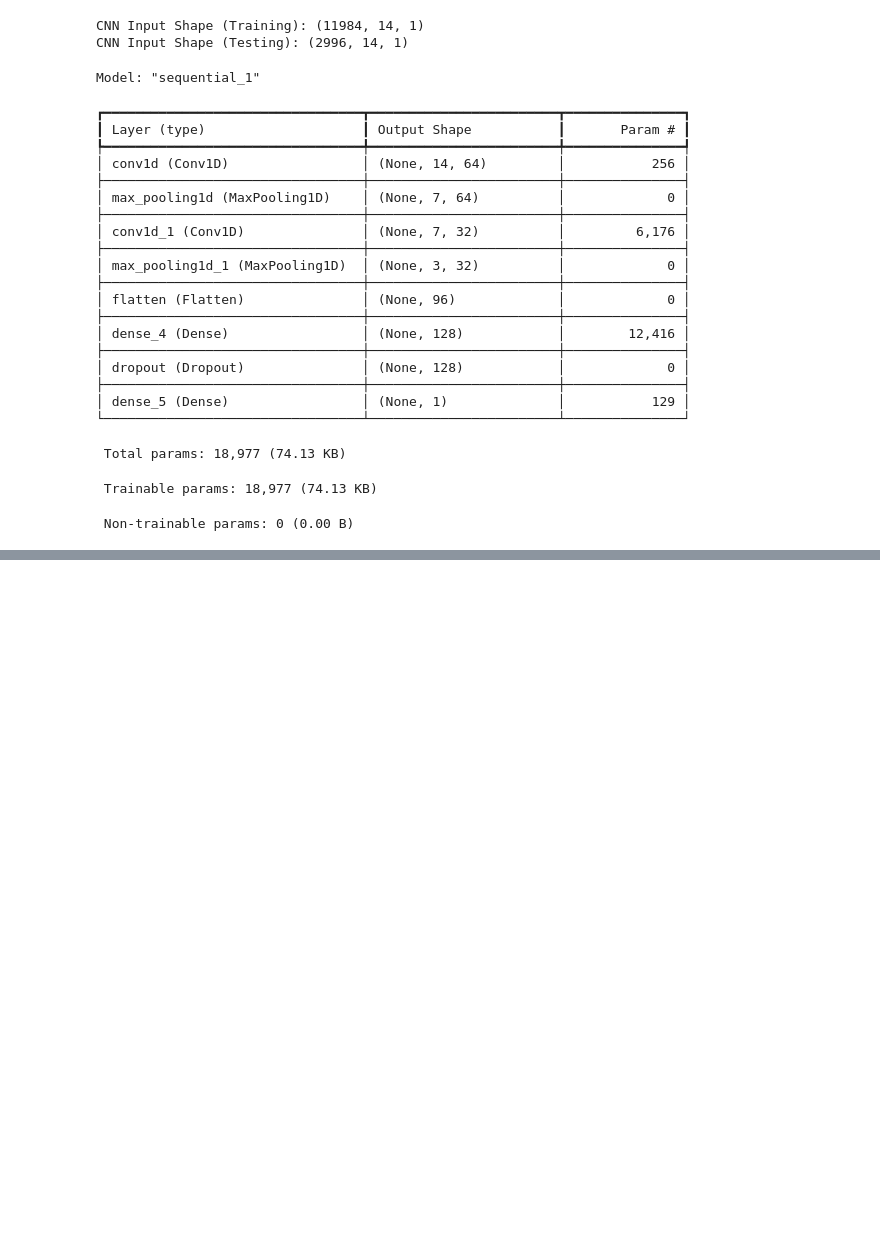
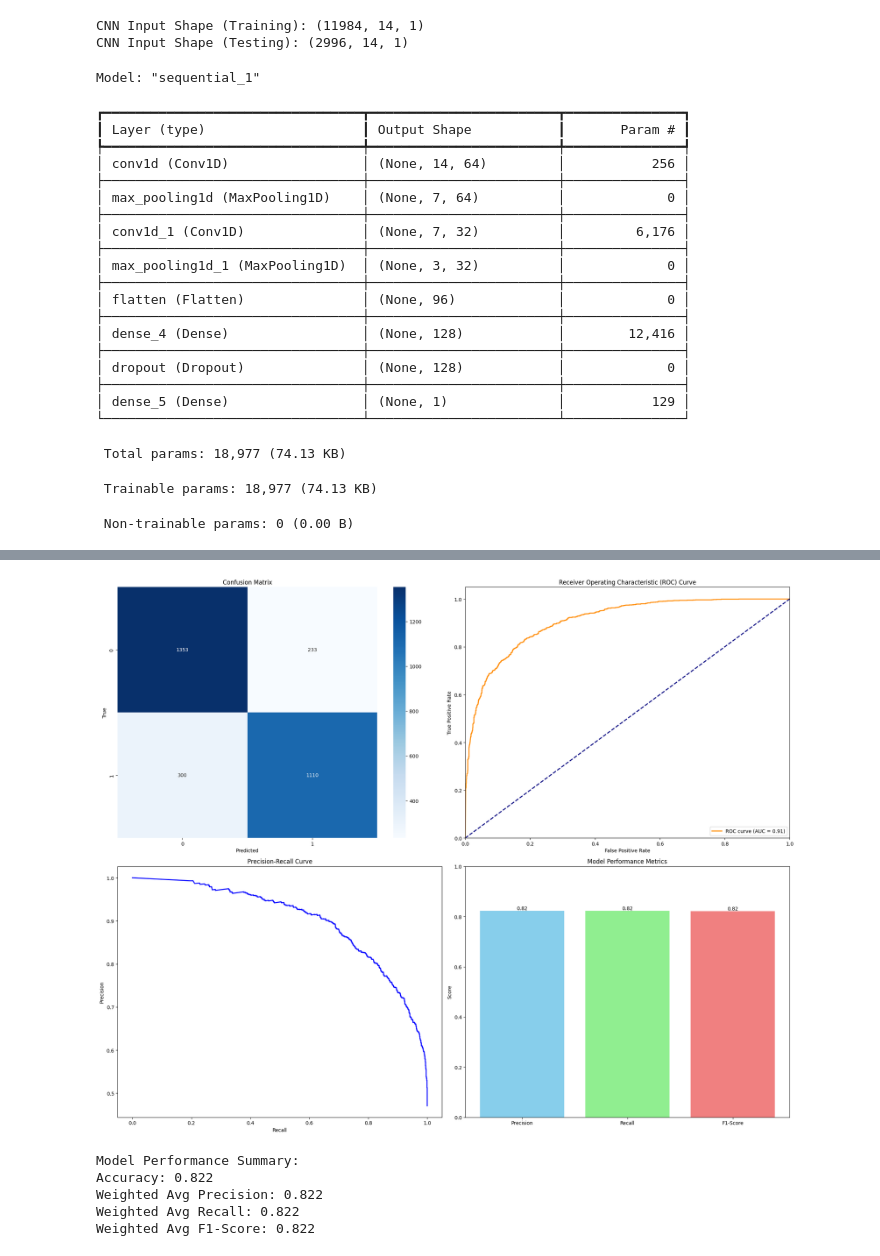
Before and after one commit to kbeerensson/BME3053C-Final-Project-Group-8, a Jupyter notebook: eye_data_test_model.ipynb, the cells around one changed output, grey strips where cells are left out. Drawn from its saved outputs; the diff is of its cells as text; code cells hidden in the pictures; blank space fills up the shorter version.

```diff
--- a/eye_data_test_model.ipynb
+++ b/eye_data_test_model.ipynb
@@ -319,3 +308,66 @@ Classification Report:
     accuracy                           0.82      2996
    macro avg       0.82      0.82      0.82      2996
 weighted avg       0.82      0.82      0.82      2996
+# %%
+import seaborn as sns
+import matplotlib.pyplot as plt
+from sklearn.metrics import roc_curve, auc, precision_recall_curve, confusion_matrix
+
+# Create a figure with 2x2 subplots
+fig, ((ax1, ax2), (ax3, ax4)) = plt.subplots(2, 2, figsize=(20, 16))
+
+# 1. Confusion Matrix Heatmap
+cm = confusion_matrix(y_test, y_pred)
+sns.heatmap(cm, annot=True, fmt='d', cmap='Blues', ax=ax1)
+ax1.set_title('Confusion Matrix')
+ax1.set_xlabel('Predicted')
+ax1.set_ylabel('True')
+
+# 2. ROC Curve
+y_pred_proba = cnn.predict(X_test_cnn)
+fpr, tpr, _ = roc_curve(y_test, y_pred_proba)
+roc_auc = auc(fpr, tpr)
+ax2.plot(fpr, tpr, color='darkorange', lw=2, label=f'ROC curve (AUC = {roc_auc:.2f})')
+ax2.plot([0, 1], [0, 1], color='navy', lw=2, linestyle='--')
+ax2.set_xlim([0.0, 1.0])
+ax2.set_ylim([0.0, 1.05])
+ax2.set_xlabel('False Positive Rate')
+ax2.set_ylabel('True Positive Rate')
+ax2.set_title('Receiver Operating Characteristic (ROC) Curve')
+ax2.legend(loc="lower right")
+
+# 3. Precision-Recall Curve
+precision, recall, _ = precision_recall_curve(y_test, y_pred_proba)
+ax3.plot(recall, precision, color='blue', lw=2)
+ax3.set_xlabel('Recall')
+ax3.set_ylabel('Precision')
+ax3.set_title('Precision-Recall Curve')
+
+# 4. Model Performance Metrics
+metrics = classification_report(y_test, y_pred, output_dict=True)
+class_metrics = metrics['weighted avg']
+metric_names = ['Precision', 'Recall', 'F1-Score']
+metric_values = [class_metrics['precision'], class_metrics['recall'], class_metrics['f1-score']]
+
+bars = ax4.bar(metric_names, metric_values, color=['skyblue', 'lightgreen', 'lightcoral'])
+ax4.set_ylim([0, 1])
+ax4.set_title('Model Performance Metrics')
+ax4.set_ylabel('Score')
+
+# Add value labels on top of bars
+for bar in bars:
+    height = bar.get_height()
+    ax4.text(bar.get_x() + bar.get_width()/2., height,
+             f'{height:.2f}',
+             ha='center', va='bottom')
+
+plt.tight_layout()
+plt.show()
+
+# Print summary statistics
+print("\nModel Performance Summary:")
+print(f"Accuracy: {metrics['accuracy']:.3f}")
+print(f"Weighted Avg Precision: {class_metrics['precision']:.3f}")
+print(f"Weighted Avg Recall: {class_metrics['recall']:.3f}")
+print(f"Weighted Avg F1-Score: {class_metrics['f1-score']:.3f}")
+# %% [output]
@@ -321,0 +375,6 @@ weighted avg       0.82      0.82      0.82      2996
+[figure, added]
+Model Performance Summary:
+Accuracy: 0.822
+Weighted Avg Precision: 0.822
+Weighted Avg Recall: 0.822
+Weighted Avg F1-Score: 0.822
```
Also changed, not shown: parts of 6 cells of this notebook.
